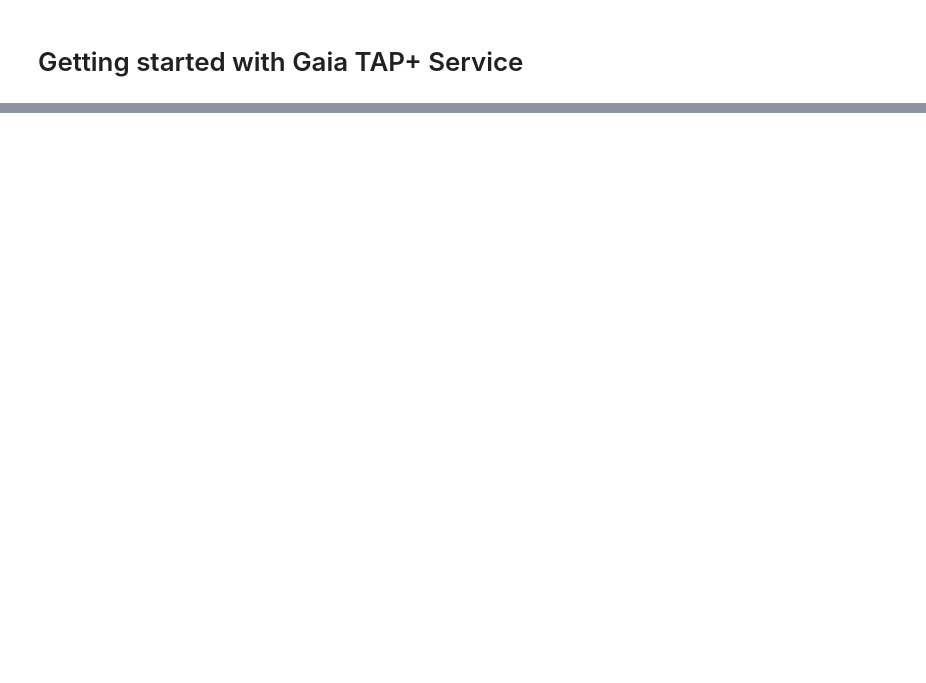
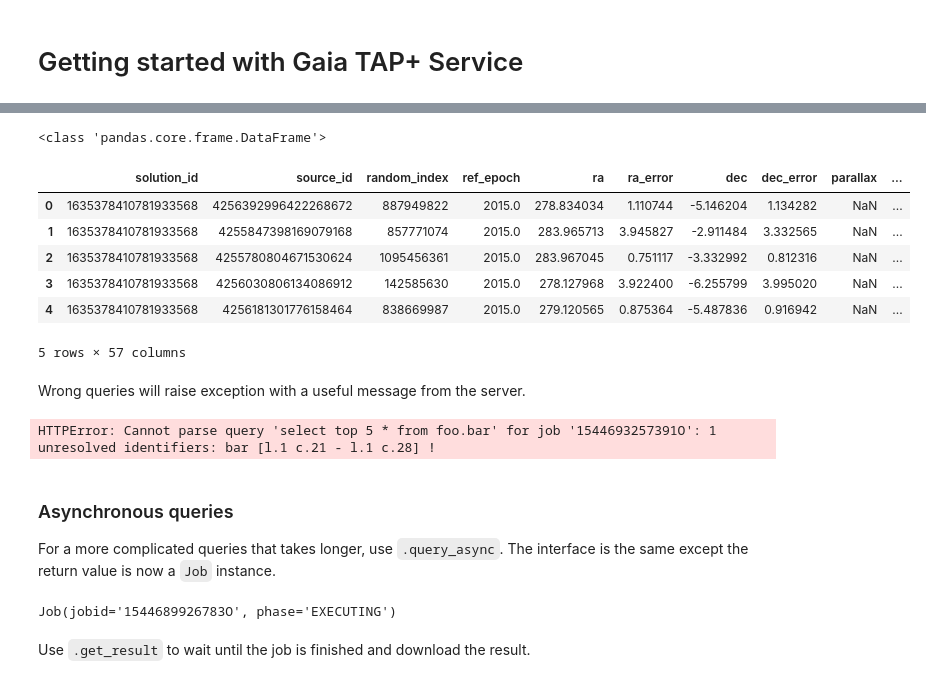
Before and after one commit to smoh/gapipes, a Jupyter notebook: docs/source/getting-started.ipynb, the cells around one changed output, grey strips where cells are left out. Saved outputs shown, nothing was run; the diff lists cells and outputs as text; code cells hidden in the pictures; blank space fills up the shorter version.

```diff
--- a/docs/source/getting-started.ipynb
+++ b/docs/source/getting-started.ipynb
@@ -109,0 +123,39 @@ AttributeError: type object 'Job' has no attribute 'from_xml'
+# %%
+r = gp.gaia.query('select top 100 * from gaiadr1.gaia_source', output_format='csv')
+print(type(r))
+r.head()
+# %% [output]
+<class 'pandas.core.frame.DataFrame'>
+|  | solution_id | source_id | random_index | ref_epoch | ra | ra_error | dec | dec_error | parallax | ... |
+| 0 | 1635378410781933568 | 4256392996422268672 | 887949822 | 2015.0 | 278.834034 | 1.110744 | -5.146204 | 1.134282 | NaN | ... |
+| 1 | 1635378410781933568 | 4255847398169079168 | 857771074 | 2015.0 | 283.965713 | 3.945827 | -2.911484 | 3.332565 | NaN | ... |
+| 2 | 1635378410781933568 | 4255780804671530624 | 1095456361 | 2015.0 | 283.967045 | 0.751117 | -3.332992 | 0.812316 | NaN | ... |
+| 3 | 1635378410781933568 | 4256030806134086912 | 142585630 | 2015.0 | 278.127968 | 3.922400 | -6.255799 | 3.995020 | NaN | ... |
+| 4 | 1635378410781933568 | 4256181301776158464 | 838669987 | 2015.0 | 279.120565 | 0.875364 | -5.487836 | 0.916942 | NaN | ... |
+5 rows × 57 columns
+# %% [markdown]
+Wrong queries will raise exception with a useful message from the server.
+# %%
+r = gp.gaia.query('select top 5 * from foo.bar')
+# %% [output]
+HTTPError: Cannot parse query 'select top 5 * from foo.bar' for job '1544693257391O': 1 unresolved identifiers: bar [l.1 c.21 - l.1 c.28] !
+# %% [markdown]
+### Asynchronous queries
+
+For a more complicated queries that takes longer, use `.query_async`. The interface is the same except the return value is now a `Job` instance.
+# %%
+query = """
+select
+    count(*) as n,
+    round(phot_g_mean_mag, 1) as val
+from
+    gaiadr1.tgas_source
+group by val
+order by val
+"""
+j = gp.gaia.query_async(query, output_format='csv', name='histogram')
+j
+# %% [output]
+Job(jobid='1544689926783O', phase='EXECUTING')
+# %% [markdown]
+Use `.get_result` to wait until the job is finished and download the result.
```
Also changed, not shown: parts of 46 cells of this notebook.
